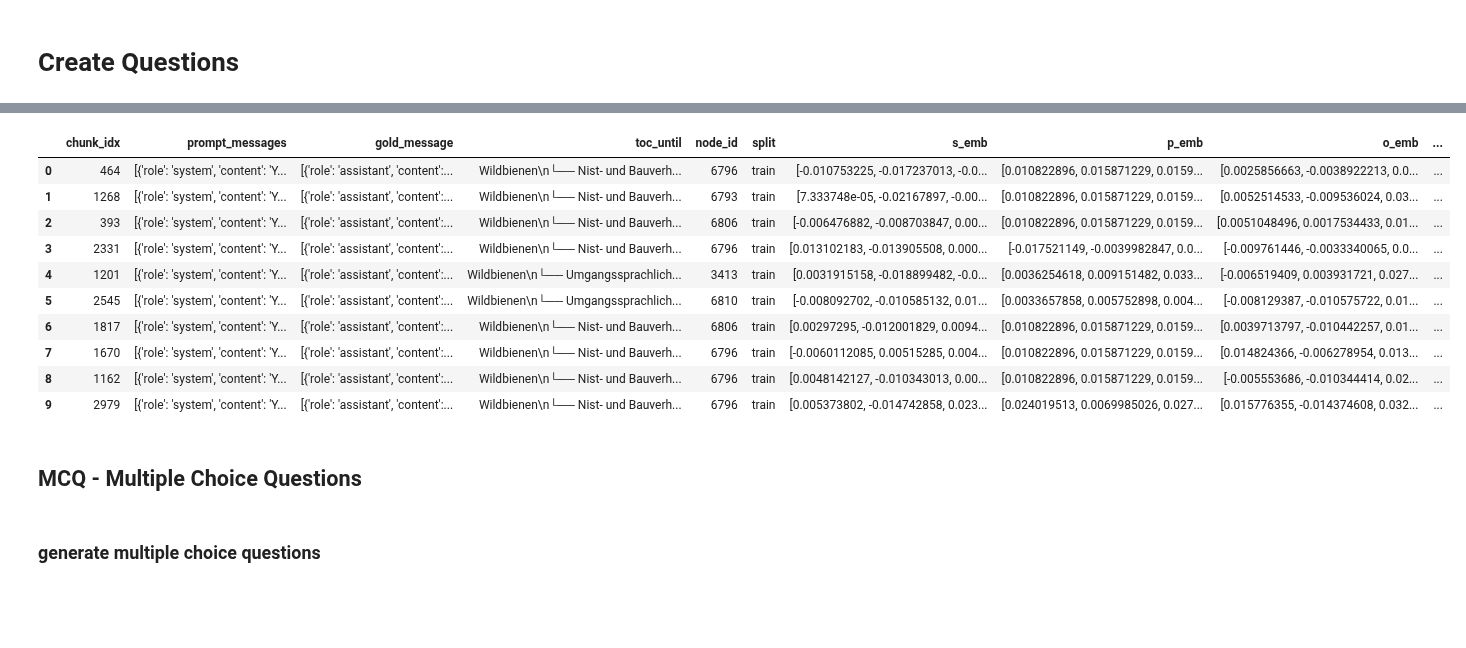
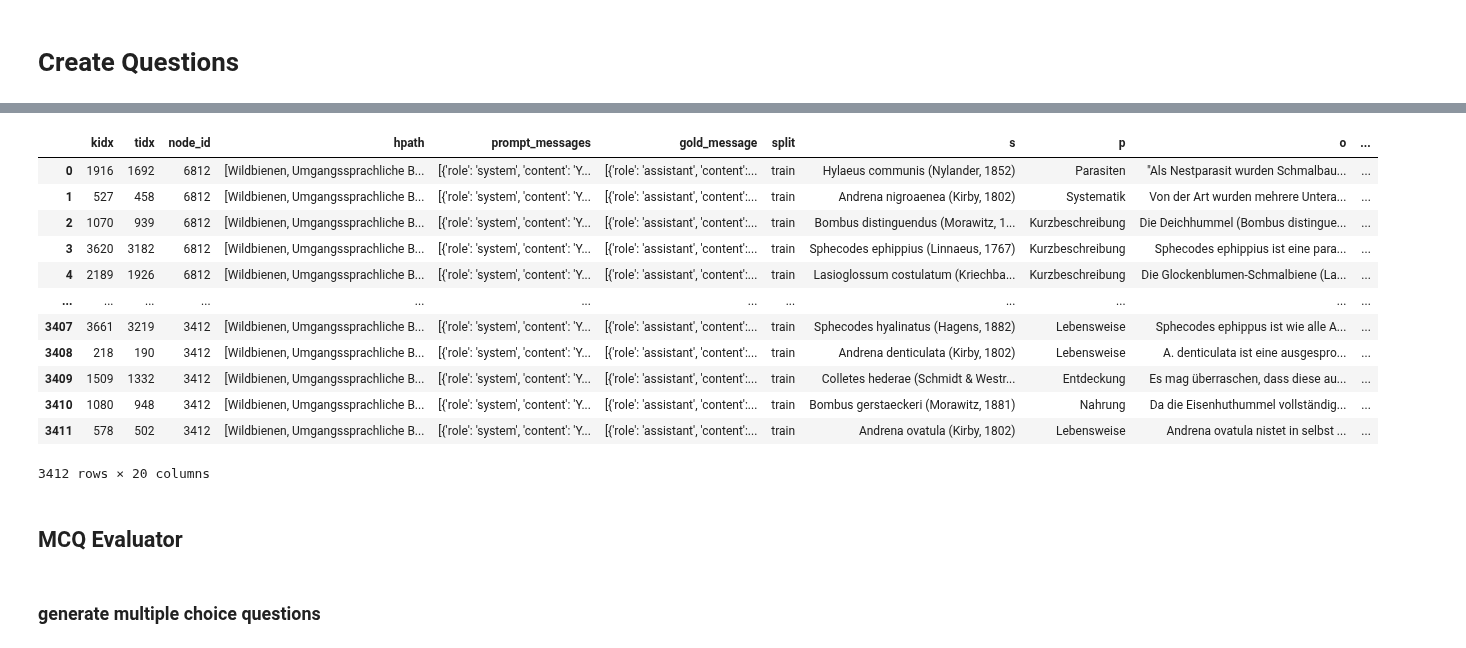
Before and after one commit to fee1ix/beesup_injection_lab, a Jupyter notebook: experiment_notebook.ipynb, the cells around one changed output, grey strips where cells are left out. Saved outputs shown, nothing was run; the diff lists cells and outputs as text; code cells hidden in the pictures; blank space fills up the shorter version.

```diff
--- a/experiment_notebook.ipynb
+++ b/experiment_notebook.ipynb
@@ -513,10 +481,12 @@ dataset_df
 # %%
-knowledge_df=BaseDataset(dataset.parent_config).dataset_df
+dataset=BaseDataset(7)
+dataset_df=dataset.df
+
+knowledge_df=BaseDataset(dataset.parent_config).df
 
 # add embedding combinations
+add_cols=['s','p','o','source_name','attr_type','n_units','n_words']
 emb_cols=[f"{c}_emb" for c in ['s','p','o','so','po','spo']]
-add_cols=['s','p','o','source_name','attr_type','n_units','n_words']
-
-dataset_df=dataset_df.merge(knowledge_df[emb_cols+add_cols], left_on='chunk_idx', right_index=True, how='left')
+dataset_df=dataset_df.merge(knowledge_df[add_cols+emb_cols], left_on='kidx', right_index=True, how='left')
 dataset_df
 # %% [output]
@@ -524,14 +495,16 @@ dataset_df
-|  | chunk_idx | prompt_messages | gold_message | toc_until | node_id | split | s_emb | p_emb | o_emb | ... |
-| 0 | 464 | [{'role': 'system', 'content': 'Y... | [{'role': 'assistant', 'content':... | Wildbienen\n└── Nist- und Bauverh... | 6796 | train | [-0.010753225, -0.017237013, -0.0... | [0.010822896, 0.015871229, 0.0159... | [0.0025856663, -0.0038922213, 0.0... | ... |
-| 1 | 1268 | [{'role': 'system', 'content': 'Y... | [{'role': 'assistant', 'content':... | Wildbienen\n└── Nist- und Bauverh... | 6793 | train | [7.333748e-05, -0.02167897, -0.00... | [0.010822896, 0.015871229, 0.0159... | [0.0052514533, -0.009536024, 0.03... | ... |
-| 2 | 393 | [{'role': 'system', 'content': 'Y... | [{'role': 'assistant', 'content':... | Wildbienen\n└── Nist- und Bauverh... | 6806 | train | [-0.006476882, -0.008703847, 0.00... | [0.010822896, 0.015871229, 0.0159... | [0.0051048496, 0.0017534433, 0.01... | ... |
-| 3 | 2331 | [{'role': 'system', 'content': 'Y... | [{'role': 'assistant', 'content':... | Wildbienen\n└── Nist- und Bauverh... | 6796 | train | [0.013102183, -0.013905508, 0.000... | [-0.017521149, -0.0039982847, 0.0... | [-0.009761446, -0.0033340065, 0.0... | ... |
-| 4 | 1201 | [{'role': 'system', 'content': 'Y... | [{'role': 'assistant', 'content':... | Wildbienen\n└── Umgangssprachlich... | 3413 | train | [0.0031915158, -0.018899482, -0.0... | [0.0036254618, 0.009151482, 0.033... | [-0.006519409, 0.003931721, 0.027... | ... |
-| 5 | 2545 | [{'role': 'system', 'content': 'Y... | [{'role': 'assistant', 'content':... | Wildbienen\n└── Umgangssprachlich... | 6810 | train | [-0.008092702, -0.010585132, 0.01... | [0.0033657858, 0.005752898, 0.004... | [-0.008129387, -0.010575722, 0.01... | ... |
-| 6 | 1817 | [{'role': 'system', 'content': 'Y... | [{'role': 'assistant', 'content':... | Wildbienen\n└── Nist- und Bauverh... | 6806 | train | [0.00297295, -0.012001829, 0.0094... | [0.010822896, 0.015871229, 0.0159... | [0.0039713797, -0.010442257, 0.01... | ... |
-| 7 | 1670 | [{'role': 'system', 'content': 'Y... | [{'role': 'assistant', 'content':... | Wildbienen\n└── Nist- und Bauverh... | 6796 | train | [-0.0060112085, 0.00515285, 0.004... | [0.010822896, 0.015871229, 0.0159... | [0.014824366, -0.006278954, 0.013... | ... |
-| 8 | 1162 | [{'role': 'system', 'content': 'Y... | [{'role': 'assistant', 'content':... | Wildbienen\n└── Nist- und Bauverh... | 6796 | train | [0.0048142127, -0.010343013, 0.00... | [0.010822896, 0.015871229, 0.0159... | [-0.005553686, -0.010344414, 0.02... | ... |
-| 9 | 2979 | [{'role': 'system', 'content': 'Y... | [{'role': 'assistant', 'content':... | Wildbienen\n└── Nist- und Bauverh... | 6796 | train | [0.005373802, -0.014742858, 0.023... | [0.024019513, 0.0069985026, 0.027... | [0.015776355, -0.014374608, 0.032... | ... |
+|  | kidx | tidx | node_id | hpath | prompt_messages | gold_message | split | s | p | o | ... |
+| 0 | 1916 | 1692 | 6812 | [Wildbienen, Umgangssprachliche B... | [{'role': 'system', 'content': 'Y... | [{'role': 'assistant', 'content':... | train | Hylaeus communis (Nylander, 1852) | Parasiten | "Als Nestparasit wurden Schmalbau... | ... |
+| 1 | 527 | 458 | 6812 | [Wildbienen, Umgangssprachliche B... | [{'role': 'system', 'content': 'Y... | [{'role': 'assistant', 'content':... | train | Andrena nigroaenea (Kirby, 1802) | Systematik | Von der Art wurden mehrere Untera... | ... |
+| 2 | 1070 | 939 | 6812 | [Wildbienen, Umgangssprachliche B... | [{'role': 'system', 'content': 'Y... | [{'role': 'assistant', 'content':... | train | Bombus distinguendus (Morawitz, 1... | Kurzbeschreibung | Die Deichhummel (Bombus distingue... | ... |
+| 3 | 3620 | 3182 | 6812 | [Wildbienen, Umgangssprachliche B... | [{'role': 'system', 'content': 'Y... | [{'role': 'assistant', 'content':... | train | Sphecodes ephippius (Linnaeus, 1767) | Kurzbeschreibung | Sphecodes ephippius ist eine para... | ... |
+| 4 | 2189 | 1926 | 6812 | [Wildbienen, Umgangssprachliche B... | [{'role': 'system', 'content': 'Y... | [{'role': 'assistant', 'content':... | train | Lasioglossum costulatum (Kriechba... | Kurzbeschreibung | Die Glockenblumen-Schmalbiene (La... | ... |
+| ... | ... | ... | ... | ... | ... | ... | ... | ... | ... | ... | ... |
+| 3407 | 3661 | 3219 | 3412 | [Wildbienen, Umgangssprachliche B... | [{'role': 'system', 'content': 'Y... | [{'role': 'assistant', 'content':... | train | Sphecodes hyalinatus (Hagens, 1882) | Lebensweise | Sphecodes ephippus ist wie alle A... | ... |
+| 3408 | 218 | 190 | 3412 | [Wildbienen, Umgangssprachliche B... | [{'role': 'system', 'content': 'Y... | [{'role': 'assistant', 'content':... | train | Andrena denticulata (Kirby, 1802) | Lebensweise | A. denticulata ist eine ausgespro... | ... |
+| 3409 | 1509 | 1332 | 3412 | [Wildbienen, Umgangssprachliche B... | [{'role': 'system', 'content': 'Y... | [{'role': 'assistant', 'content':... | train | Colletes hederae (Schmidt & Westr... | Entdeckung | Es mag überraschen, dass diese au... | ... |
+| 3410 | 1080 | 948 | 3412 | [Wildbienen, Umgangssprachliche B... | [{'role': 'system', 'content': 'Y... | [{'role': 'assistant', 'content':... | train | Bombus gerstaeckeri (Morawitz, 1881) | Nahrung | Da die Eisenhuthummel vollständig... | ... |
+| 3411 | 578 | 502 | 3412 | [Wildbienen, Umgangssprachliche B... | [{'role': 'system', 'content': 'Y... | [{'role': 'assistant', 'content':... | train | Andrena ovatula (Kirby, 1802) | Lebensweise | Andrena ovatula nistet in selbst ... | ... |
+3412 rows × 20 columns
 # %%
 from sklearn.metrics.pairwise import cosine_similarity
 
@@ -556,4 +534,4 @@ def fetch_similar_samples(sample, chunks_df):
 # %% [markdown]
-## MCQ - Multiple Choice Questions
+## MCQ Evaluator
 # %% [markdown]
 ### generate multiple choice questions
```
Also changed, not shown: parts of 69 cells of this notebook, 14 other files.
